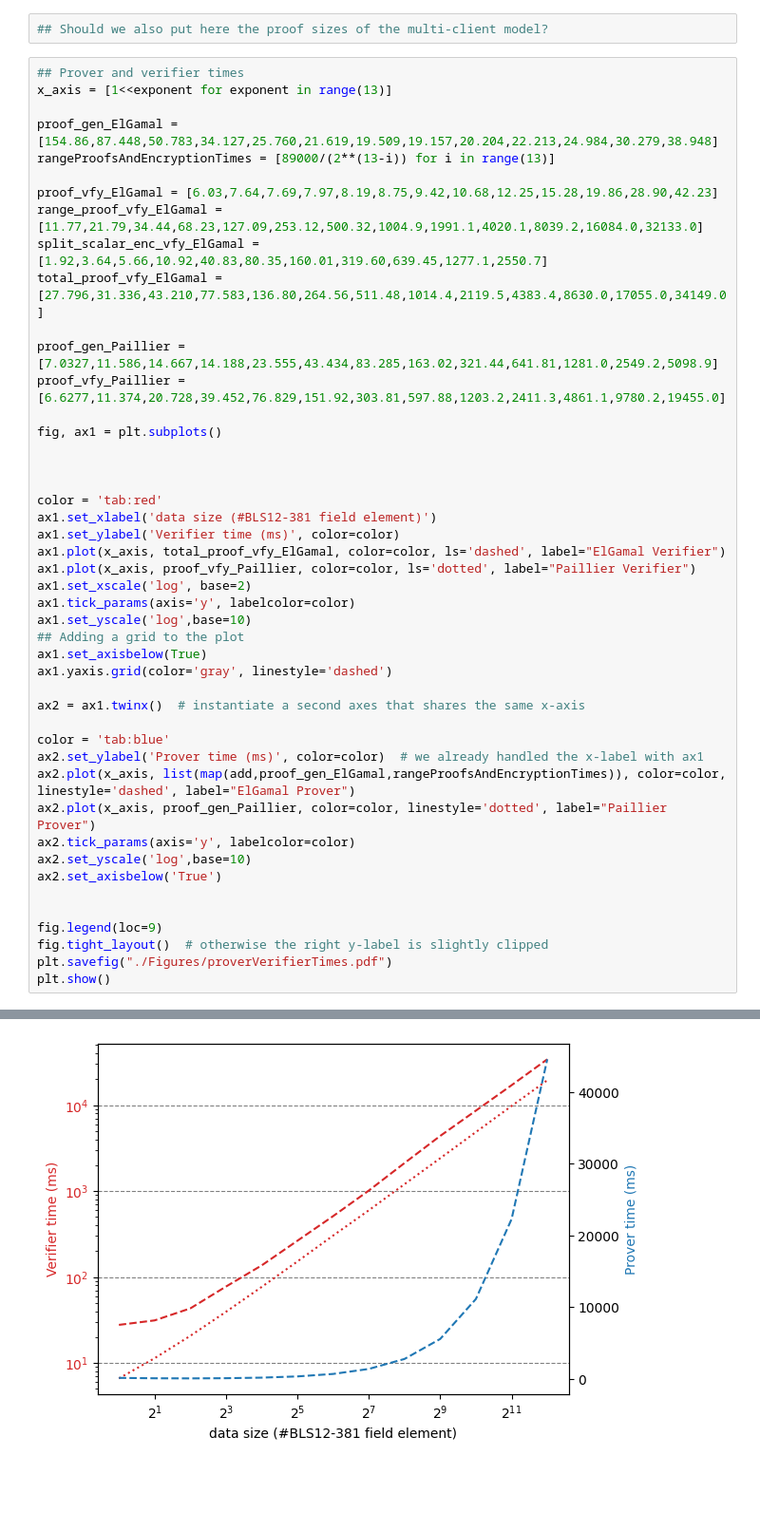
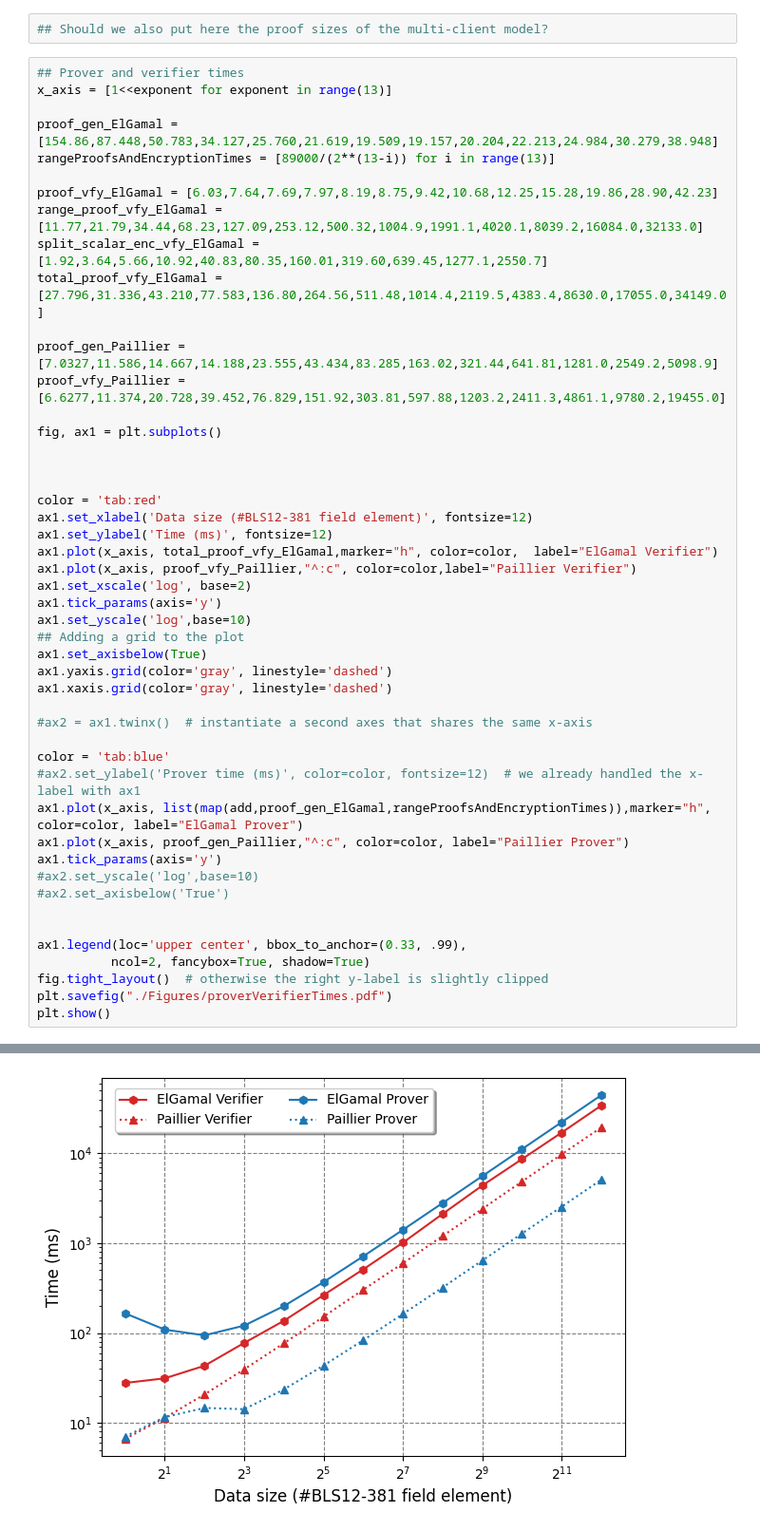
Before and after one commit to PopcornPaws/fde, a Jupyter notebook: benches/ourPlots.ipynb, the cells around one changed output, grey strips where cells are left out. Shown: that part at 95% size. Cells and saved outputs as stored; diff of their text form; blank space fills up the shorter version.

Commit message:
Figures are ready

```diff
--- a/benches/ourPlots.ipynb
+++ b/benches/ourPlots.ipynb
@@ -62,29 +62,31 @@ fig, ax1 = plt.subplots()
 
 
 color = 'tab:red'
-ax1.set_xlabel('data size (#BLS12-381 field element)')
-ax1.set_ylabel('Verifier time (ms)', color=color)
-ax1.plot(x_axis, total_proof_vfy_ElGamal, color=color, ls='dashed', label="ElGamal Verifier")
-ax1.plot(x_axis, proof_vfy_Paillier, color=color, ls='dotted', label="Paillier Verifier")
+ax1.set_xlabel('Data size (#BLS12-381 field element)', fontsize=12)
+ax1.set_ylabel('Time (ms)', fontsize=12)
+ax1.plot(x_axis, total_proof_vfy_ElGamal,marker="h", color=color,  label="ElGamal Verifier")
+ax1.plot(x_axis, proof_vfy_Paillier,"^:c", color=color,label="Paillier Verifier")
 ax1.set_xscale('log', base=2)
-ax1.tick_params(axis='y', labelcolor=color)
+ax1.tick_params(axis='y')
 ax1.set_yscale('log',base=10)
 ## Adding a grid to the plot
 ax1.set_axisbelow(True)
 ax1.yaxis.grid(color='gray', linestyle='dashed')
+ax1.xaxis.grid(color='gray', linestyle='dashed')
 
-ax2 = ax1.twinx()  # instantiate a second axes that shares the same x-axis
+#ax2 = ax1.twinx()  # instantiate a second axes that shares the same x-axis
 
 color = 'tab:blue'
-ax2.set_ylabel('Prover time (ms)', color=color)  # we already handled the x-label with ax1
-ax2.plot(x_axis, list(map(add,proof_gen_ElGamal,rangeProofsAndEncryptionTimes)), color=color, linestyle='dashed', label="ElGamal Prover")
-ax2.plot(x_axis, proof_gen_Paillier, color=color, linestyle='dotted', label="Paillier Prover")
-ax2.tick_params(axis='y', labelcolor=color)
-ax2.set_yscale('log',base=10)
-ax2.set_axisbelow('True')
+#ax2.set_ylabel('Prover time (ms)', color=color, fontsize=12)  # we already handled the x-label with ax1
+ax1.plot(x_axis, list(map(add,proof_gen_ElGamal,rangeProofsAndEncryptionTimes)),marker="h", color=color, label="ElGamal Prover")
+ax1.plot(x_axis, proof_gen_Paillier,"^:c", color=color, label="Paillier Prover")
+ax1.tick_params(axis='y')
+#ax2.set_yscale('log',base=10)
+#ax2.set_axisbelow('True')
 
 
-fig.legend(loc=9)
+ax1.legend(loc='upper center', bbox_to_anchor=(0.33, .99),
+          ncol=2, fancybox=True, shadow=True)
 fig.tight_layout()  # otherwise the right y-label is slightly clipped
 plt.savefig("./Figures/proverVerifierTimes.pdf")
 plt.show()
@@ -93 +94 @@ AttributeError: Line2D.set() got an unexpected keyword argument 'fontsize'
-[figure, old version]
+[figure, new version]
```
Also changed, not shown: parts of 1 cell of this notebook, 2 other files.
